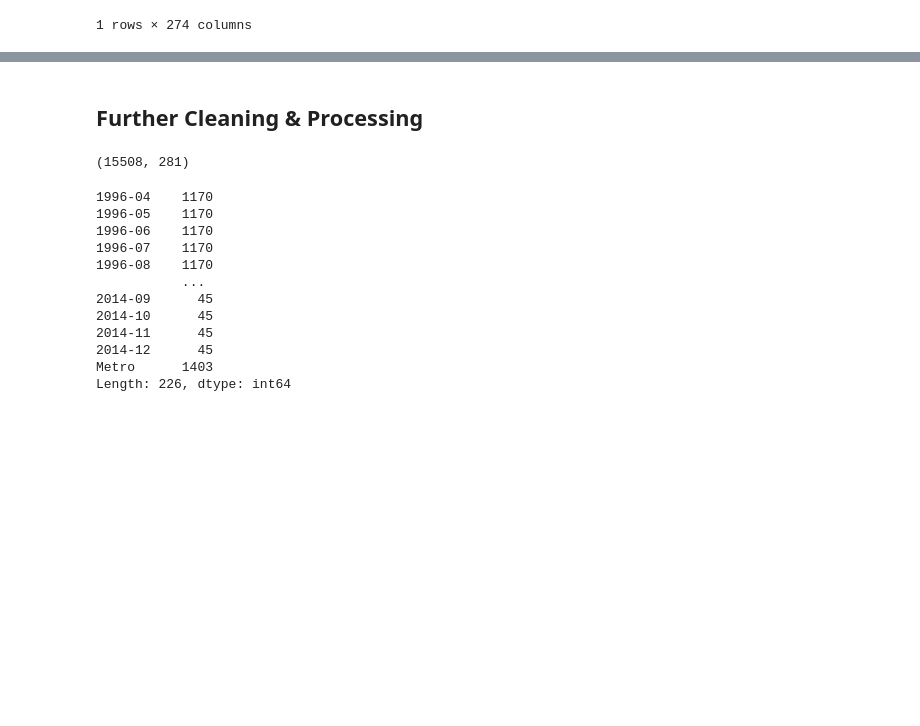
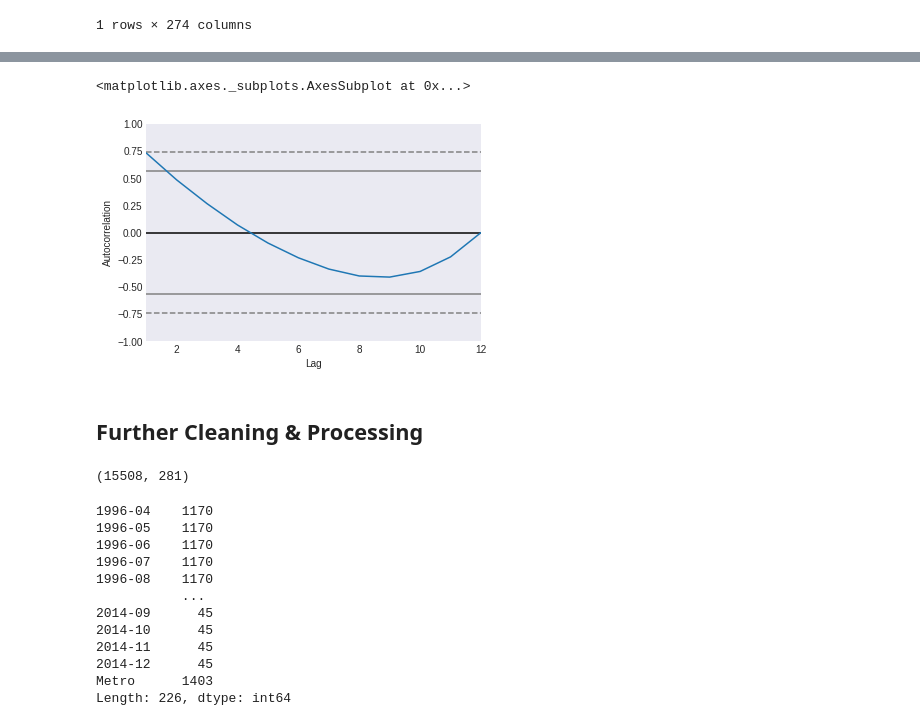
Before and after one commit to psylanrex/notebooks, a Jupyter notebook: re_main.ipynb, the cells around one changed output, grey strips where cells are left out. Cells and saved outputs as stored; diff of their text form; code cells hidden in the pictures; blank space fills up the shorter version.

```diff
--- a/re_main.ipynb
+++ b/re_main.ipynb
@@ -458,3 +476,8 @@ timeframe
+# %%
+pd.plotting.autocorrelation_plot(us_avg_price_timeframe.loc['2018'])
+# %% [output]
+<matplotlib.axes._subplots.AxesSubplot at 0x...>
+[figure, added]
 # %% [markdown]
 ## Further Cleaning & Processing
 # %%
```
Also changed, not shown: parts of 8 cells of this notebook.
